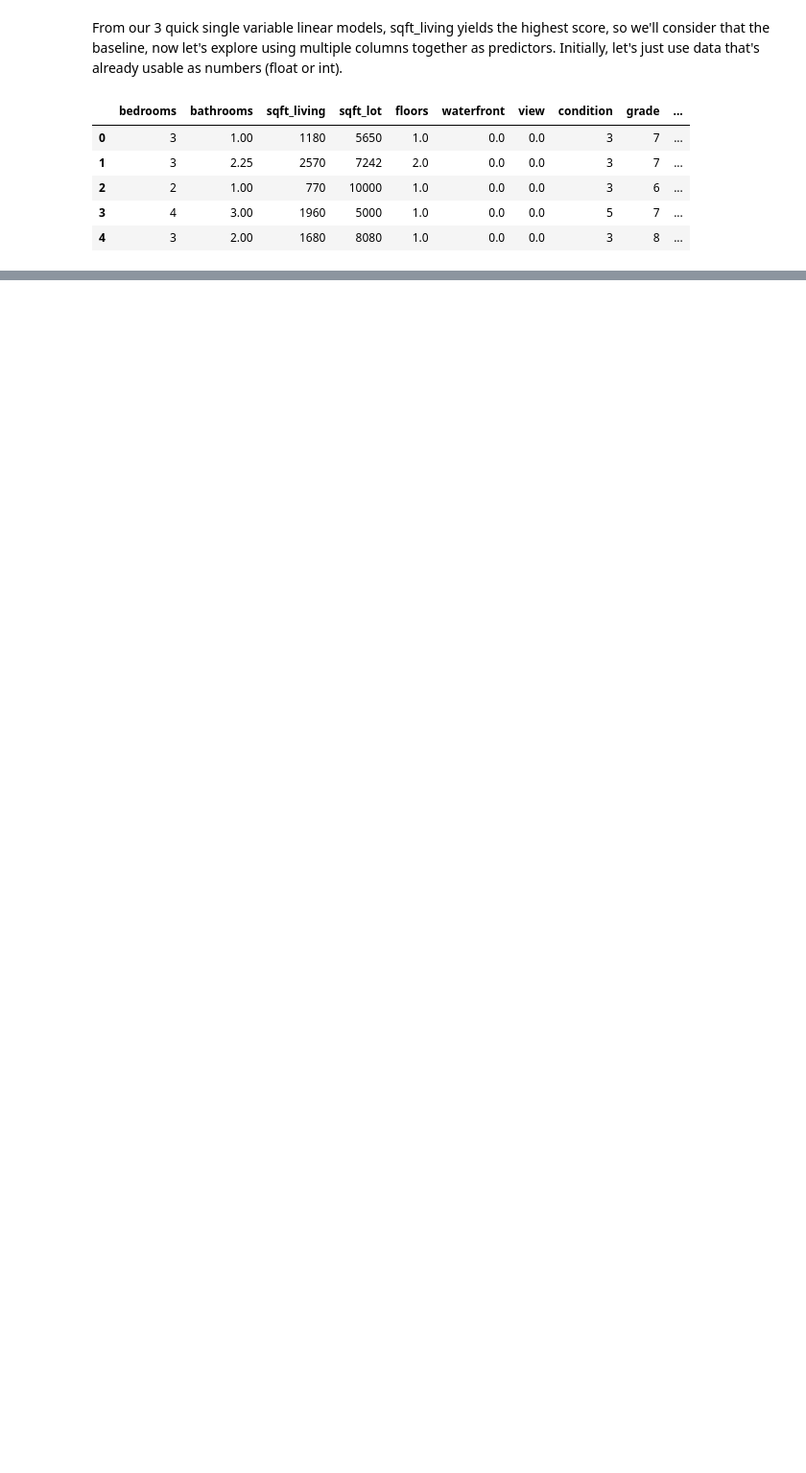
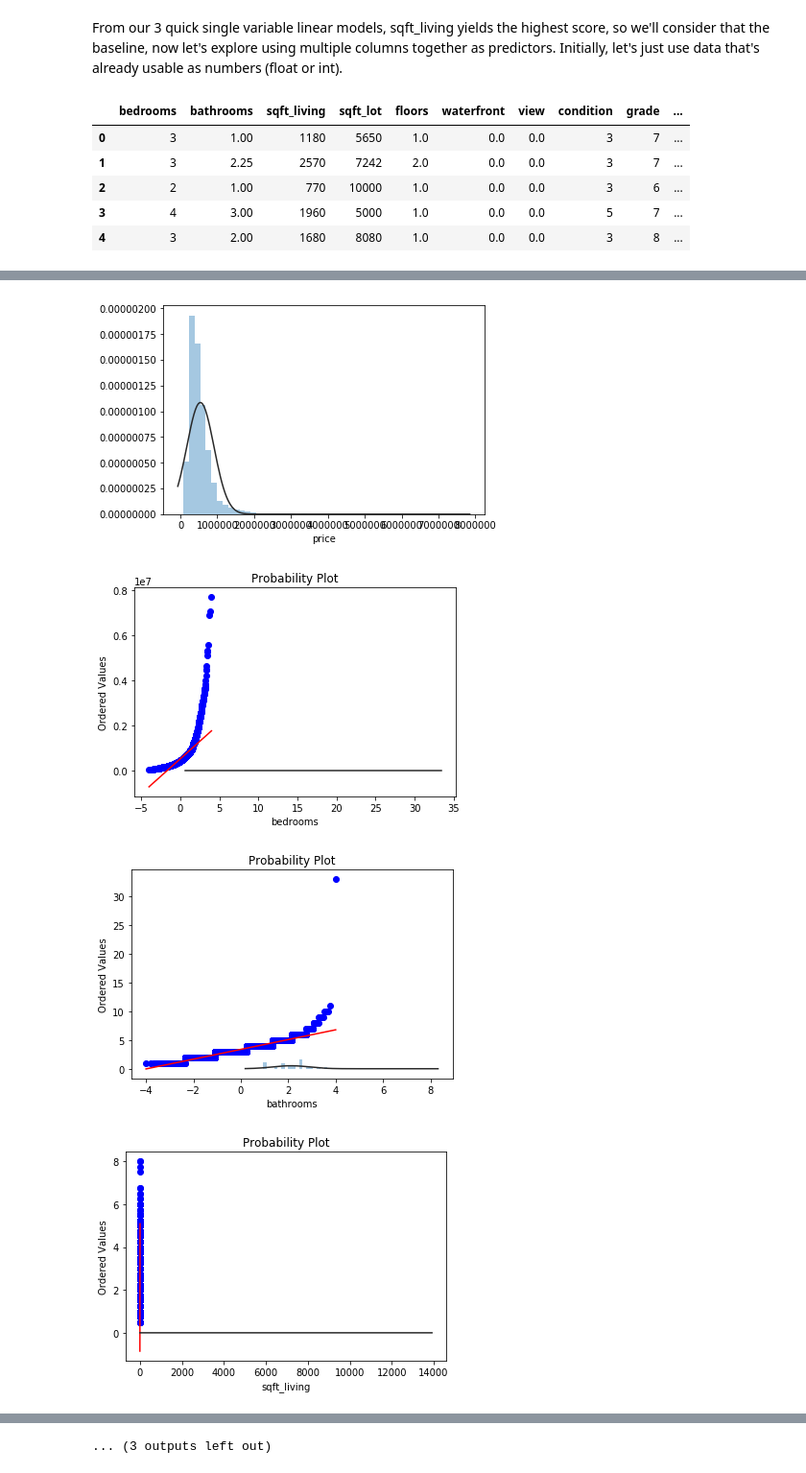
Before and after one commit to nkacoroski/dsc-1-final-project, a Jupyter notebook: natasha_back_up-Copy1.ipynb, the cells around one changed output, grey strips where cells are left out. Shown at 96% size. Cells and saved outputs as stored; diff of their text form; code cells hidden in the pictures; blank space fills up the shorter version.

```diff
--- a/natasha_back_up-Copy1.ipynb
+++ b/natasha_back_up-Copy1.ipynb
@@ -335,0 +419,15 @@ ValueError: Input contains NaN, infinity or a value too large for dtype('float64
+# %%
+from scipy.stats import norm
+from scipy import stats
+
+to_log_or_not_to_log = df.drop(['id', 'yr_renovated', 'lat', 'long', 'sqft_basement', 'zipcode', 'date'], axis=1)
+
+for col in to_log_or_not_to_log.columns:
+    sns.distplot(to_log_or_not_to_log[col], fit=norm, kde=False)
+    fig = plt.figure()
+    res = stats.probplot(to_log_or_not_to_log[col], plot=plt)
+# %% [output]
+[figure, added]
+[figure, added]
+[figure, added]
+[figure, added]
@@ -335,0 +442 @@ ValueError: Input contains NaN, infinity or a value too large for dtype('float64
+... (3 outputs left out)
```
Also changed, not shown: parts of 21 cells of this notebook.
